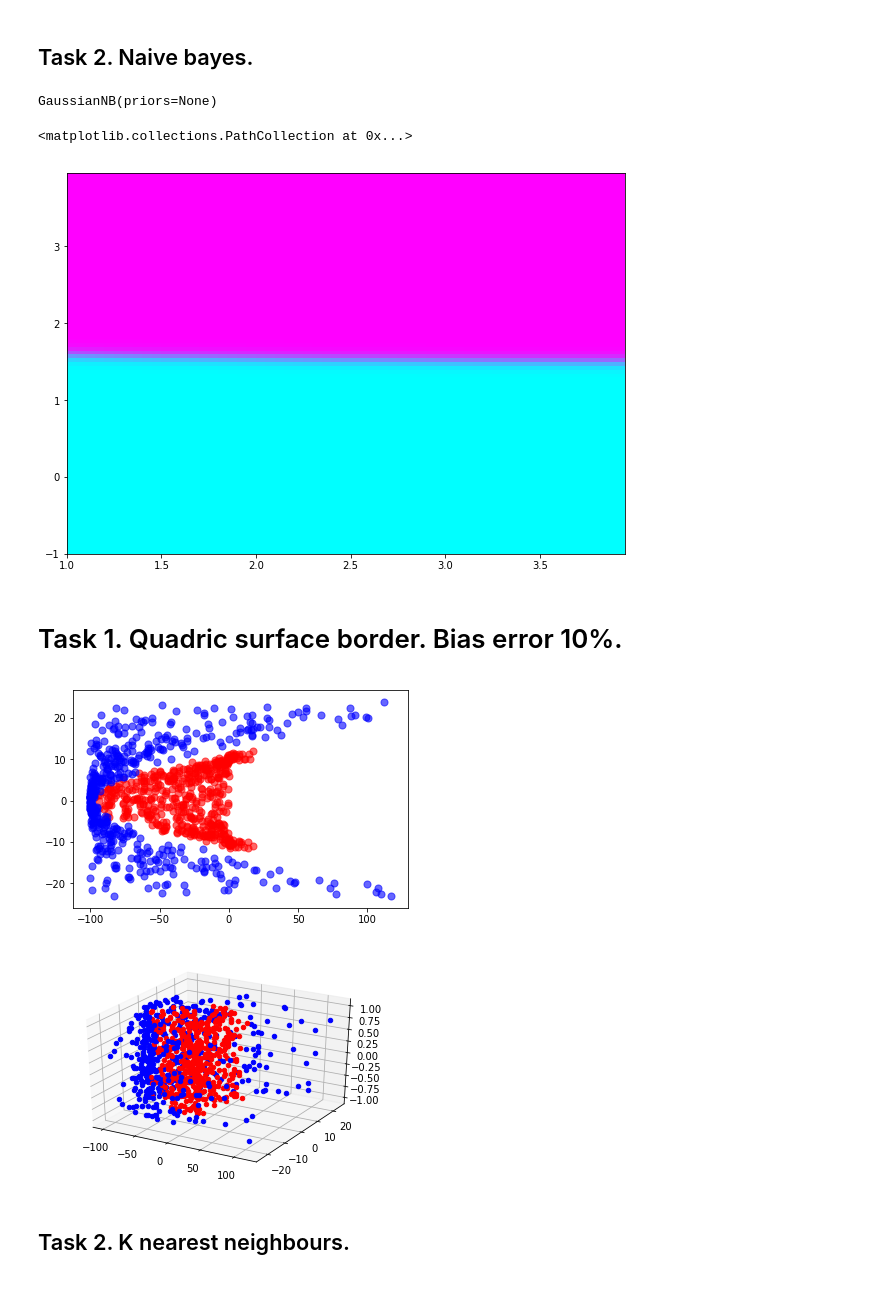
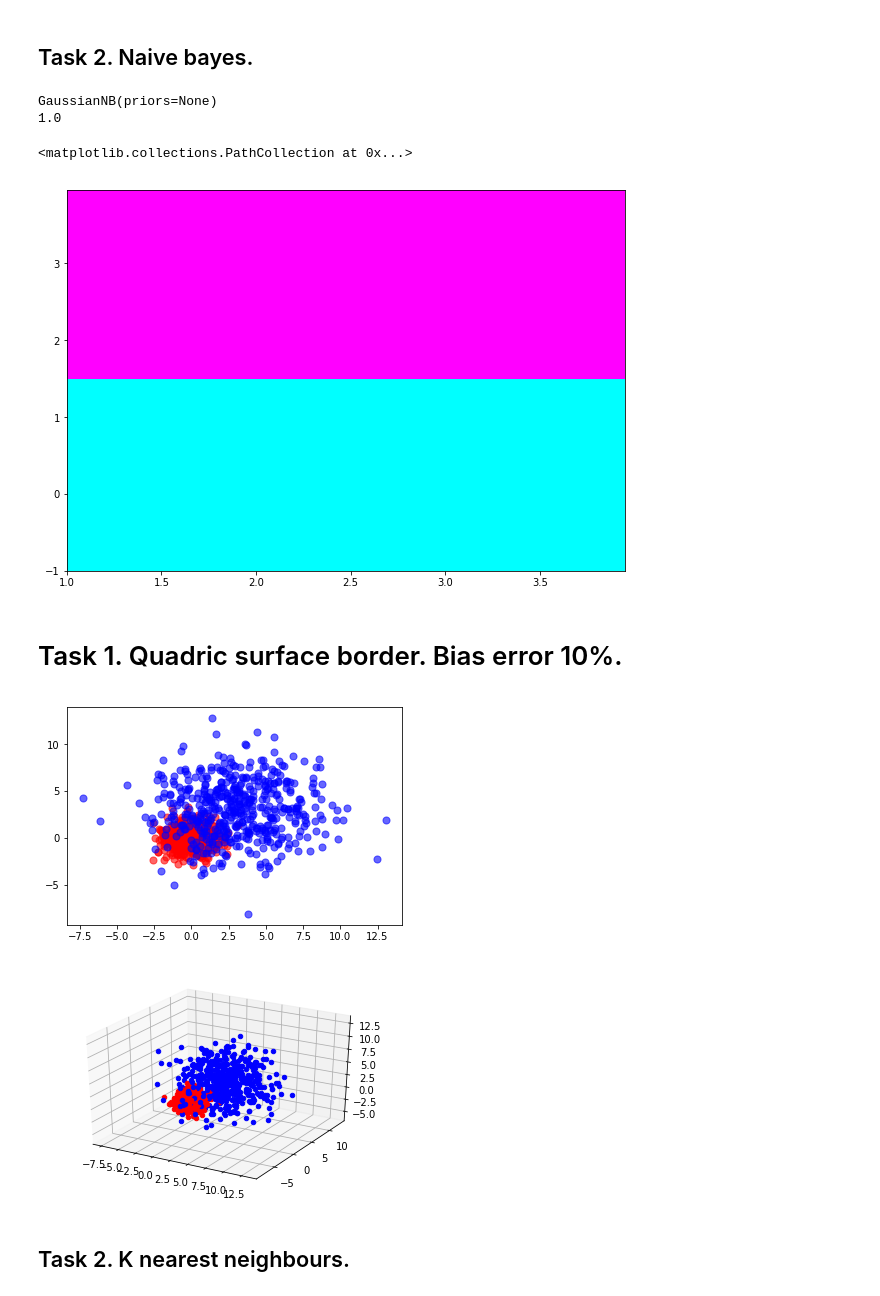
Before and after one commit to 15202-sidorov/NSU_Data_Mining, a Jupyter notebook: Lab2/Lab2.ipynb, the cells around one changed output. Saved outputs shown, nothing was run; the diff lists cells and outputs as text; code cells hidden in the pictures.

```diff
--- a/Lab2/Lab2.ipynb
+++ b/Lab2/Lab2.ipynb
@@ -72,56 +108,48 @@ SVC(C=1.0, cache_size=200, class_weight=None, coef0=0.0,
 clf = GaussianNB()
 clf.fit(X,y)
 print(clf)
+X_train, X_test, y_train, y_test = train_test_split(X, y, test_size=0.3)
+print(accuracy_score(y_test, GaussianNB().fit(X_train, y_train).predict(X_test)))
 xx, yy = get_grid(X)
 X_in=np.hstack((np.reshape(xx,(xx.size,1)), np.reshape(yy,(yy.size,1))))
-predicted = clf.predict_proba(X_in)[:, 1].reshape(xx.shape)
+predicted = clf.predict(X_in).reshape(xx.shape)
 pl.figure(figsize=(10, 7))
 pl.pcolormesh(xx, yy, predicted, cmap='cool')
 pl.scatter(X[:, 0], X[:, 1], c=y, s=150, cmap='cool', alpha=0.7)
 # %% [output]
 GaussianNB(priors=None)
+1.0
 <matplotlib.collections.PathCollection at 0x...>
-[figure, old version]
+[figure, new version]
 # %% [markdown]
 # Task 1. Quadric surface border. Bias error 10%.
 # %%
 an = 500
 cn = 500
 
-a = np.random.uniform(low=-1, high=1, size=(cn,3))
-b = np.random.uniform(low=0, high=1, size=(cn,1))
-d = np.random.uniform(low=-1, high=1,size=(cn,3))
+#a = np.random.uniform(low=-1, high=1, size=(cn,3))
+#b = np.random.uniform(low=0, high=1, size=(cn,1))
+#d = np.random.uniform(low=-1, high=1,size=(cn,3))
 
-for i in range(0, cn):
-    a[i][0] += 10*a[i][0]
-    a[i][1] += a[i][0]
-
-    a[i][0] *= a[i][0]
-    a[i][0] *= b[i]
-
-for i in range(0,cn):
-    d[i][0] = a[i][0] * 2 - 100
-    d[i][1] = a[i][1] * 2
-
-for i in range(0,cn):
-    a[i][0] -= b[i]*100
+a = np.random.normal(loc=0, scale=1, size=(an,3))
+d = np.random.normal(loc=3, scale=3, size=(cn,3))
 
 plt.scatter(a[:, 0], a[:, 1], c='red',  s=50, alpha=0.6)
 plt.scatter(d[:, 0], d[:, 1], c='blue',  s=50, alpha=0.6)
 
 
 fig = plt.figure()
 ax = fig.add_subplot(111, projection='3d')
 
 for i in range(0,cn):
     ax.scatter(a[i][0], a[i][1], a[i][2], c='red', marker='o')
     ax.scatter(d[i][0], d[i][1], d[i][2], c='blue', marker='o')
 
 
 plt.show()
 # %% [output]
-[figure, old version]
+[figure, new version]
-[figure, old version]
+[figure, new version]
 # %% [markdown]
 ## Task 2. K nearest neighbours.
 # %%
```
Also changed, not shown: parts of 16 cells of this notebook, 1 other file.
